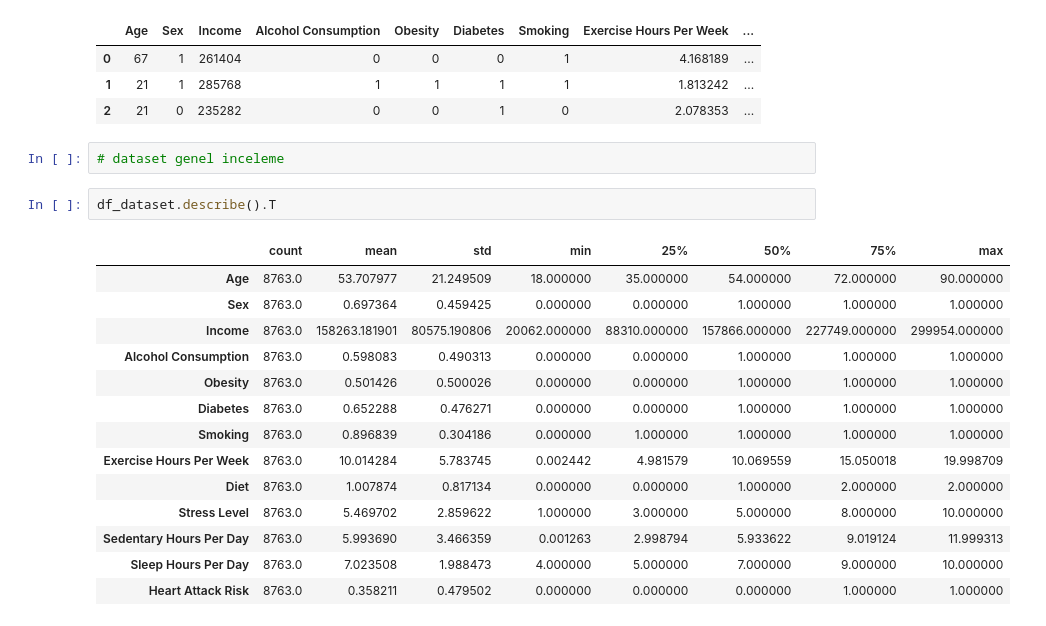
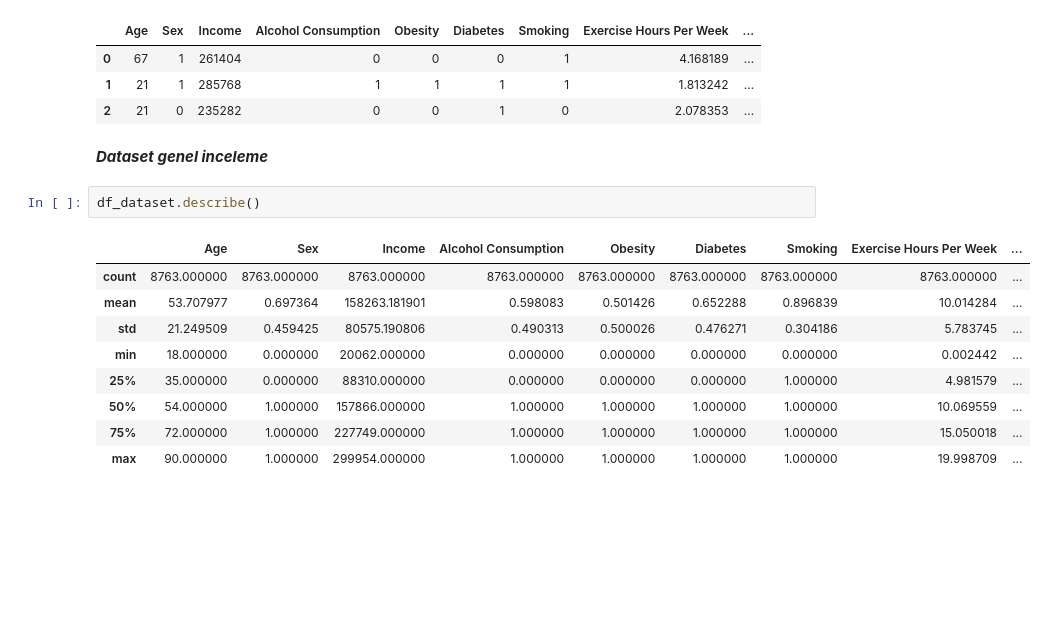
Before and after one commit to AtaDemirkiran/heart-attack-risk, a Jupyter notebook: saglık_bilimlerinde_veri_analitigi_proje.ipynb, the cells around one changed output. Drawn from its saved outputs; the diff is of its cells as text; blank space fills up the shorter version.

```diff
--- a/saglık_bilimlerinde_veri_analitigi_proje.ipynb
+++ b/saglık_bilimlerinde_veri_analitigi_proje.ipynb
@@ -136,22 +129,17 @@ df_dataset.head(3)
 | 0 | 67 | 1 | 261404 | 0 | 0 | 0 | 1 | 4.168189 | ... |
 | 1 | 21 | 1 | 285768 | 1 | 1 | 1 | 1 | 1.813242 | ... |
 | 2 | 21 | 0 | 235282 | 0 | 0 | 1 | 0 | 2.078353 | ... |
-# %%
-# dataset genel inceleme
+# %% [markdown]
+***Dataset genel inceleme***
 # %%
-df_dataset.describe().T
+df_dataset.describe()
 # %% [output]
-|  | count | mean | std | min | 25% | 50% | 75% | max |
-| Age | 8763.0 | 53.707977 | 21.249509 | 18.000000 | 35.000000 | 54.000000 | 72.000000 | 90.000000 |
-| Sex | 8763.0 | 0.697364 | 0.459425 | 0.000000 | 0.000000 | 1.000000 | 1.000000 | 1.000000 |
-| Income | 8763.0 | 158263.181901 | 80575.190806 | 20062.000000 | 88310.000000 | 157866.000000 | 227749.000000 | 299954.000000 |
-| Alcohol Consumption | 8763.0 | 0.598083 | 0.490313 | 0.000000 | 0.000000 | 1.000000 | 1.000000 | 1.000000 |
-| Obesity | 8763.0 | 0.501426 | 0.500026 | 0.000000 | 0.000000 | 1.000000 | 1.000000 | 1.000000 |
-| Diabetes | 8763.0 | 0.652288 | 0.476271 | 0.000000 | 0.000000 | 1.000000 | 1.000000 | 1.000000 |
-| Smoking | 8763.0 | 0.896839 | 0.304186 | 0.000000 | 1.000000 | 1.000000 | 1.000000 | 1.000000 |
-| Exercise Hours Per Week | 8763.0 | 10.014284 | 5.783745 | 0.002442 | 4.981579 | 10.069559 | 15.050018 | 19.998709 |
-| Diet | 8763.0 | 1.007874 | 0.817134 | 0.000000 | 0.000000 | 1.000000 | 2.000000 | 2.000000 |
-| Stress Level | 8763.0 | 5.469702 | 2.859622 | 1.000000 | 3.000000 | 5.000000 | 8.000000 | 10.000000 |
-| Sedentary Hours Per Day | 8763.0 | 5.993690 | 3.466359 | 0.001263 | 2.998794 | 5.933622 | 9.019124 | 11.999313 |
-| Sleep Hours Per Day | 8763.0 | 7.023508 | 1.988473 | 4.000000 | 5.000000 | 7.000000 | 9.000000 | 10.000000 |
-| Heart Attack Risk | 8763.0 | 0.358211 | 0.479502 | 0.000000 | 0.000000 | 0.000000 | 1.000000 | 1.000000 |
+|  | Age | Sex | Income | Alcohol Consumption | Obesity | Diabetes | Smoking | Exercise Hours Per Week | ... |
+| count | 8763.000000 | 8763.000000 | 8763.000000 | 8763.000000 | 8763.000000 | 8763.000000 | 8763.000000 | 8763.000000 | ... |
+| mean | 53.707977 | 0.697364 | 158263.181901 | 0.598083 | 0.501426 | 0.652288 | 0.896839 | 10.014284 | ... |
+| std | 21.249509 | 0.459425 | 80575.190806 | 0.490313 | 0.500026 | 0.476271 | 0.304186 | 5.783745 | ... |
+| min | 18.000000 | 0.000000 | 20062.000000 | 0.000000 | 0.000000 | 0.000000 | 0.000000 | 0.002442 | ... |
+| 25% | 35.000000 | 0.000000 | 88310.000000 | 0.000000 | 0.000000 | 0.000000 | 1.000000 | 4.981579 | ... |
+| 50% | 54.000000 | 1.000000 | 157866.000000 | 1.000000 | 1.000000 | 1.000000 | 1.000000 | 10.069559 | ... |
+| 75% | 72.000000 | 1.000000 | 227749.000000 | 1.000000 | 1.000000 | 1.000000 | 1.000000 | 15.050018 | ... |
+| max | 90.000000 | 1.000000 | 299954.000000 | 1.000000 | 1.000000 | 1.000000 | 1.000000 | 19.998709 | ... |
```
Also changed, not shown: parts of 10 cells of this notebook.
